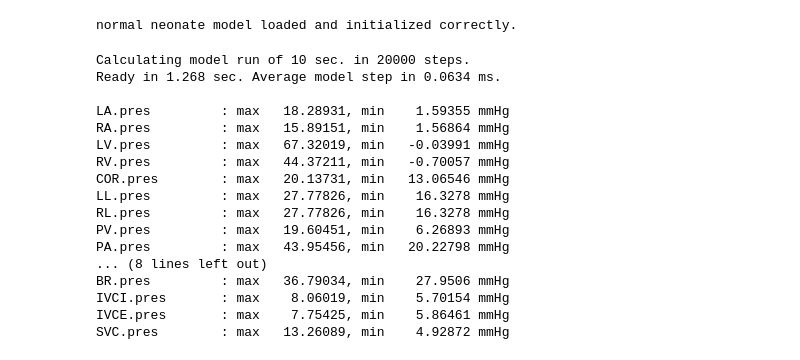
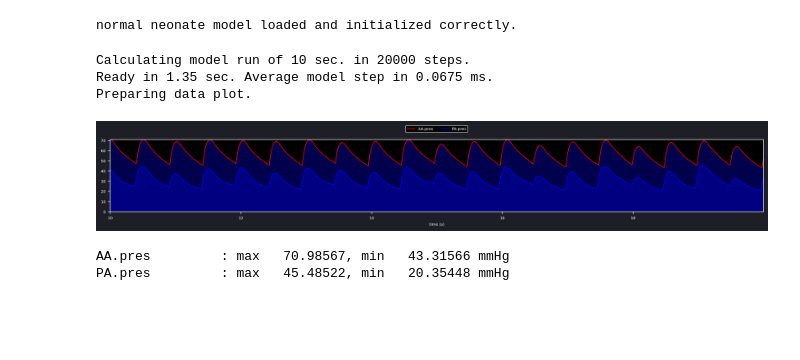
Before and after one commit to Dobutamine/explain-python, a Jupyter notebook: test.ipynb, the cells around one changed output. Drawn from its saved outputs; the diff is of its cells as text; code cells hidden in the pictures; blank space fills up the shorter version.

Commit message:
improved plots

```diff
--- a/test.ipynb
+++ b/test.ipynb
@@ -7,22 +7,11 @@ neo.calculate(30)
 # %% [output]
 normal neonate model loaded and initialized correctly.
-# %%
-io.get_total_blood_volume()
-# %% [output]
-Calculating model run of 10 sec. in 20000 steps.
-Ready in 1.268 sec. Average model step in 0.0634 ms.
-
-LA.pres         : max   18.28931, min    1.59355 mmHg
-RA.pres         : max   15.89151, min    1.56864 mmHg
-LV.pres         : max   67.32019, min   -0.03991 mmHg
-RV.pres         : max   44.37211, min   -0.70057 mmHg
-COR.pres        : max   20.13731, min   13.06546 mmHg
-LL.pres         : max   27.77826, min    16.3278 mmHg
-RL.pres         : max   27.77826, min    16.3278 mmHg
-PV.pres         : max   19.60451, min    6.26893 mmHg
-PA.pres         : max   43.95456, min   20.22798 mmHg
-... (8 lines left out)
-BR.pres         : max   36.79034, min    27.9506 mmHg
-IVCI.pres       : max    8.06019, min    5.70154 mmHg
-IVCE.pres       : max    7.75425, min    5.86461 mmHg
-SVC.pres        : max   13.26089, min    4.92872 mmHg
+# %%
+io.plot_time_graph(["AA.pres", "PA.pres"], combined=True)
+# %% [output]
+Calculating model run of 10 sec. in 20000 steps.
+Ready in 1.35 sec. Average model step in 0.0675 ms.
+Preparing data plot.
+[figure, added]
+AA.pres         : max   70.98567, min   43.31566 mmHg
+PA.pres         : max   45.48522, min   20.35448 mmHg
```
Also changed, not shown: parts of 1 cell of this notebook, 3 other files.
